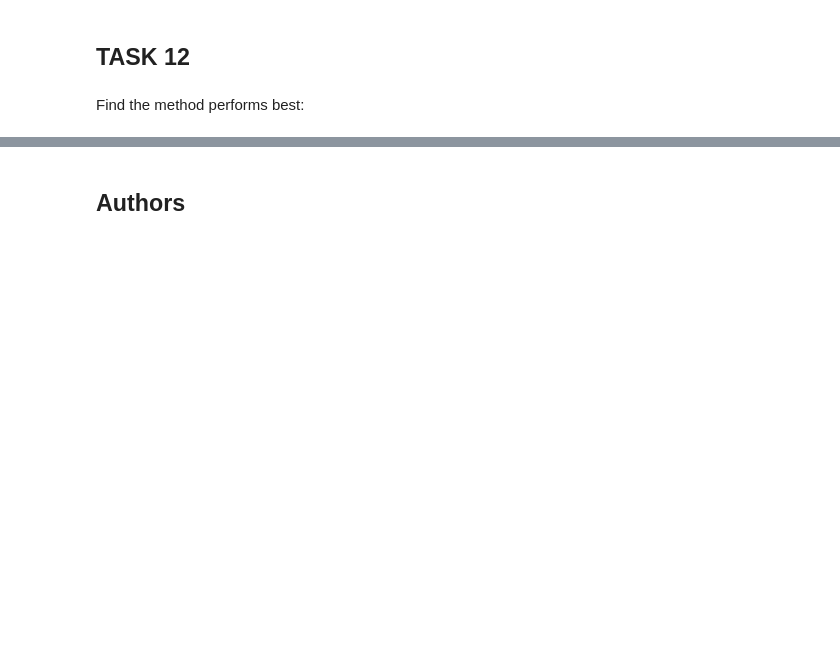
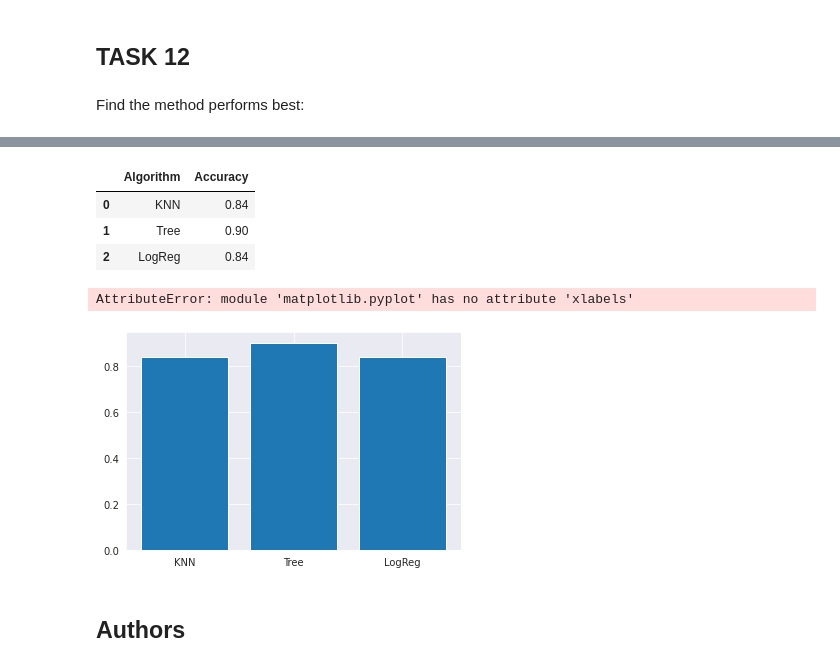
Before and after one commit to jonnychong/SpaceX-Capstone-Project, a Jupyter notebook: Machine Learning Prediction.ipynb, the cells around one changed output, grey strips where cells are left out. Saved outputs shown, nothing was run; the diff lists cells and outputs as text; code cells hidden in the pictures; blank space fills up the shorter version.

```diff
--- a/Machine Learning Prediction.ipynb
+++ b/Machine Learning Prediction.ipynb
@@ -305,3 +305,23 @@ Best Params is : {'criterion': 'gini', 'max_depth': 18, 'max_features': 'sqrt',
+# %%
+df=pd.DataFrame(columns=["Algorithm","Accuracy"])
+
+df["Algorithm"]=["KNN", "Tree", "LogReg"]
+df["Accuracy"]=[0.84, 0.90, 0.84]
+df
+# %% [output]
+|  | Algorithm | Accuracy |
+| 0 | KNN | 0.84 |
+| 1 | Tree | 0.90 |
+| 2 | LogReg | 0.84 |
+# %%
+import matplotlib.pyplot as plt
+
+plt.bar(df["Algorithm"], df["Accuracy"], bottom=None, align='center', data=None)
+plt.xlabels("Algorithm")
+plt.ylabels("Accuracy")
+# %% [output]
+AttributeError: module 'matplotlib.pyplot' has no attribute 'xlabels'
+[figure, added]
 # %% [markdown]
 ## Authors
 # %% [markdown]
```
Also changed, not shown: parts of 3 cells of this notebook.
